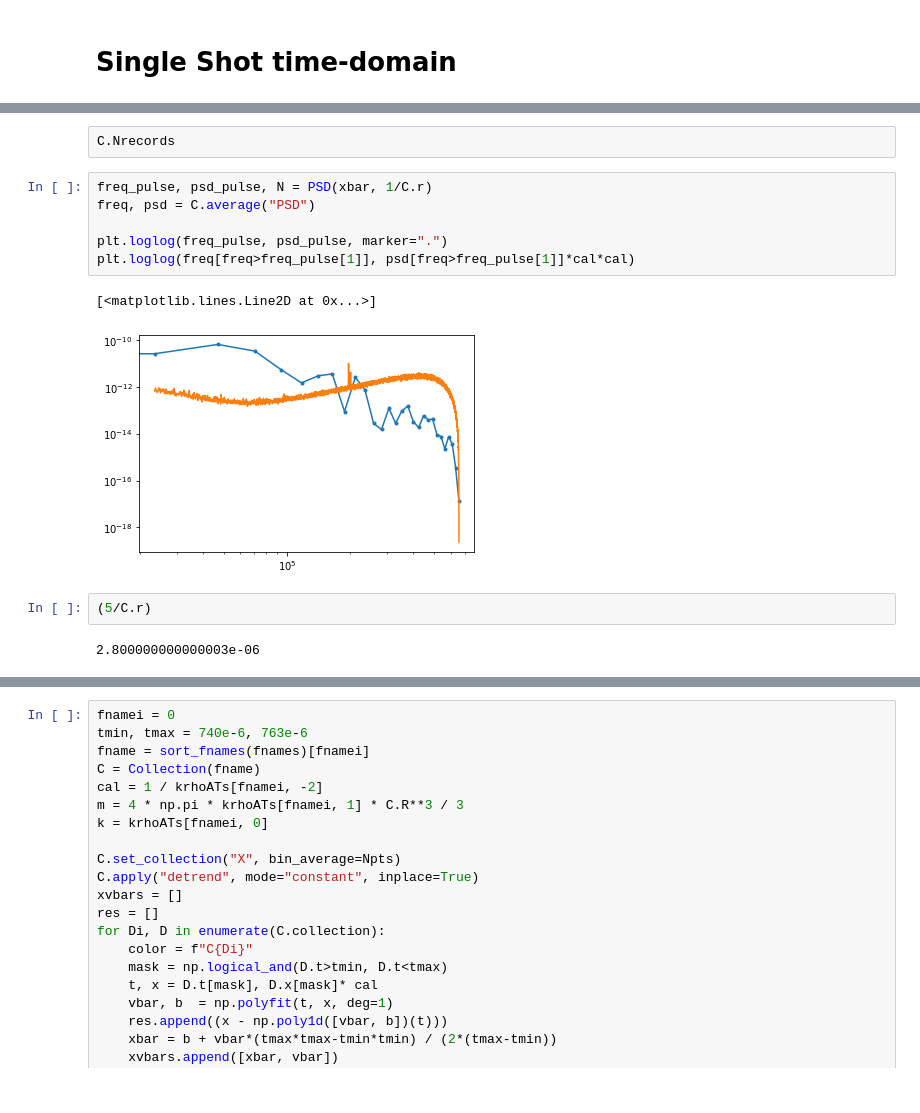
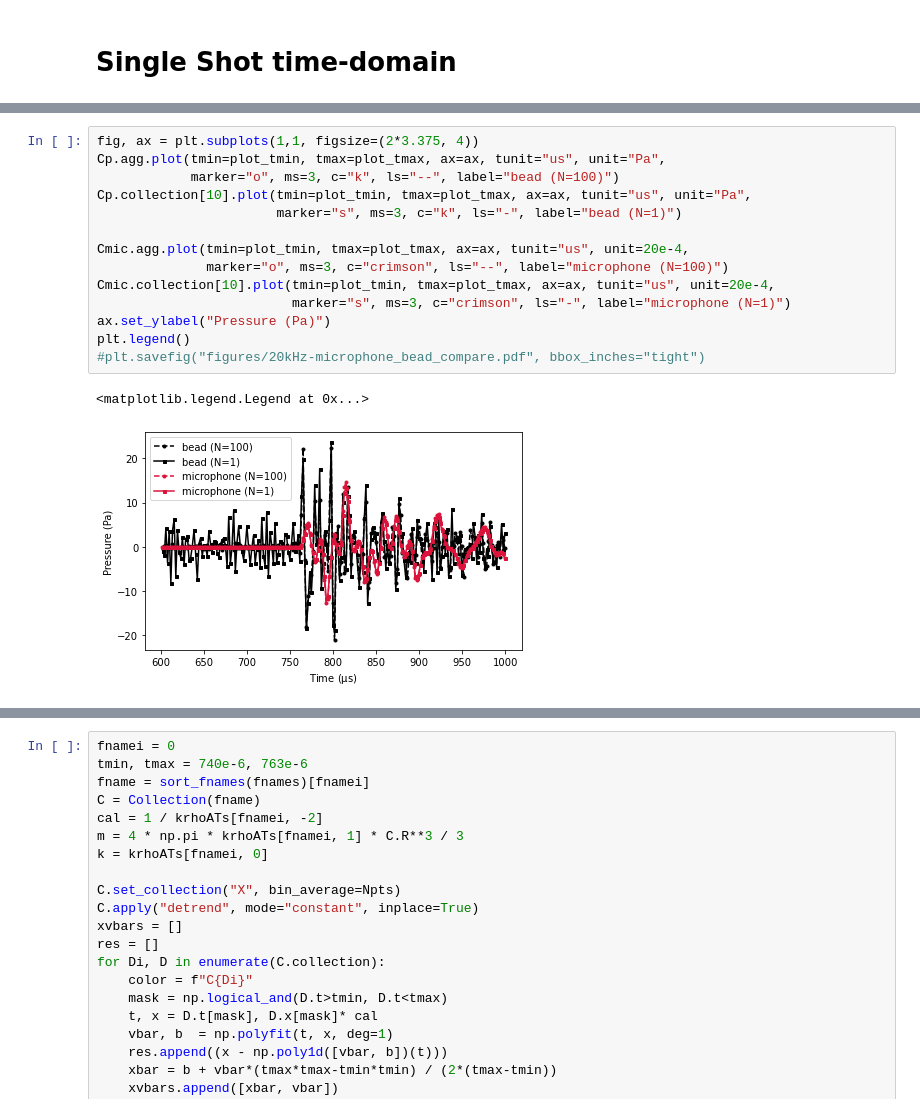
Before and after one commit to lhillber/brownian, a Jupyter notebook: notebooks/translating_laser_sound-source.ipynb, the cells around one changed output, grey strips where cells are left out. Drawn from its saved outputs; the diff is of its cells as text.

```diff
--- a/notebooks/translating_laser_sound-source.ipynb
+++ b/notebooks/translating_laser_sound-source.ipynb
@@ -355,15 +373,17 @@ plt.savefig("figures/100-avg_velocity-pulse.png", bbox_inches="tight", dpi=600)
-# %% [raw]
-C.Nrecords
-# %%
-freq_pulse, psd_pulse, N = PSD(xbar, 1/C.r)
-freq, psd = C.average("PSD")
-
-plt.loglog(freq_pulse, psd_pulse, marker=".")
-plt.loglog(freq[freq>freq_pulse[1]], psd[freq>freq_pulse[1]]*cal*cal)
-# %% [output]
-[<matplotlib.lines.Line2D at 0x...>]
-[figure, removed]
-# %%
-(5/C.r)
-# %% [output]
-2.800000000000003e-06
+# %%
+fig, ax = plt.subplots(1,1, figsize=(2*3.375, 4))
+Cp.agg.plot(tmin=plot_tmin, tmax=plot_tmax, ax=ax, tunit="us", unit="Pa",
+            marker="o", ms=3, c="k", ls="--", label="bead (N=100)")
+Cp.collection[10].plot(tmin=plot_tmin, tmax=plot_tmax, ax=ax, tunit="us", unit="Pa",
+                       marker="s", ms=3, c="k", ls="-", label="bead (N=1)")
+
+Cmic.agg.plot(tmin=plot_tmin, tmax=plot_tmax, ax=ax, tunit="us", unit=20e-4,
+              marker="o", ms=3, c="crimson", ls="--", label="microphone (N=100)")
+Cmic.collection[10].plot(tmin=plot_tmin, tmax=plot_tmax, ax=ax, tunit="us", unit=20e-4,
+                         marker="s", ms=3, c="crimson", ls="-", label="microphone (N=1)")
+ax.set_ylabel("Pressure (Pa)")
+plt.legend()
+#plt.savefig("figures/20kHz-microphone_bead_compare.pdf", bbox_inches="tight")
+# %% [output]
+<matplotlib.legend.Legend at 0x...>
+[figure, added]
```
Also changed, not shown: parts of 29 cells of this notebook, 8 other files.
